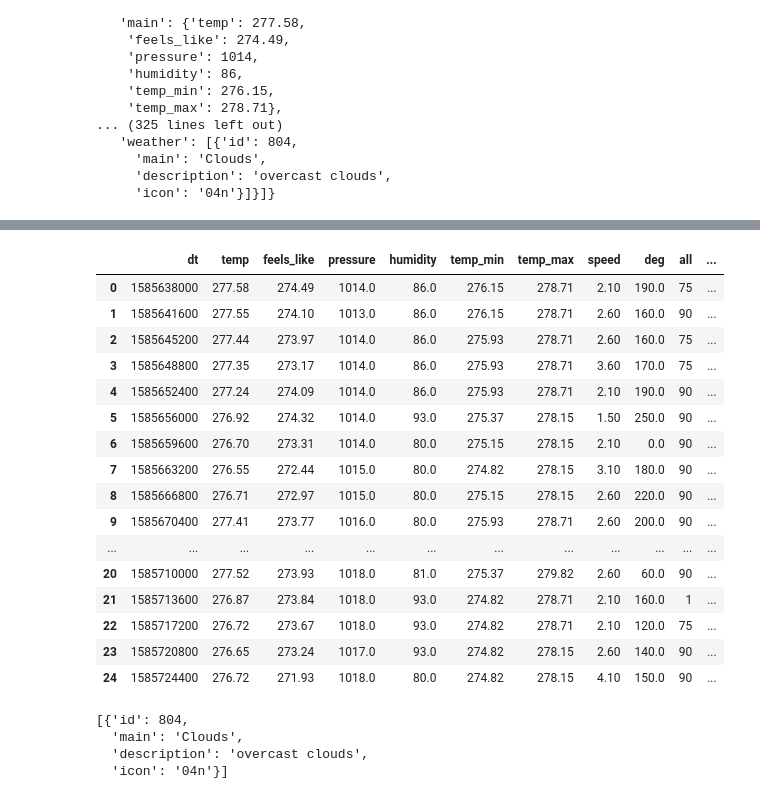
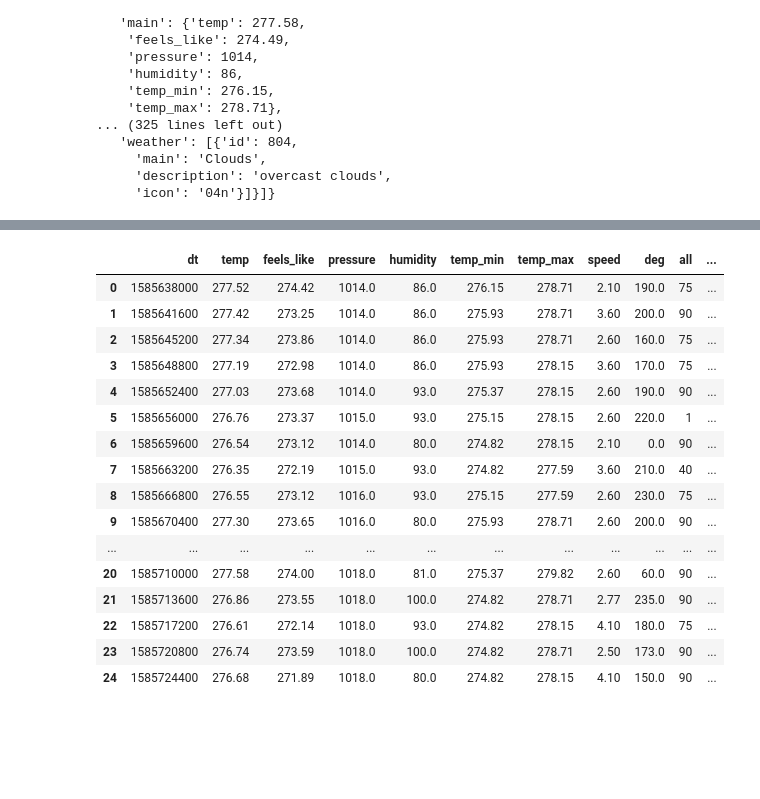
Before and after one commit to emi90/wind-farms, a Jupyter notebook: examples/Wind-Farm-Example.ipynb, the cells around one changed output, grey strips where cells are left out. Saved outputs shown, nothing was run; the diff lists cells and outputs as text; code cells hidden in the pictures; blank space fills up the shorter version.

```diff
--- a/examples/Wind-Farm-Example.ipynb
+++ b/examples/Wind-Farm-Example.ipynb
@@ -108,30 +108,29 @@ def get_wind_history(params):
     df_return["city_id"] = weather_json["city_id"]
 
     return df_return
+# %%
+skookumchuck = {"lat": 46.741973,
+                "lon": -122.639439,
+                "type": "hour",
+                "start": int(round(datetime(2020,3,31).timestamp(),0)),
+                "end": int(round(datetime(2020,4,1).timestamp(),0))}
 # %%
-get_wind_history(params)
+get_wind_history(skookumchuck)
 # %% [output]
 |  | dt | temp | feels_like | pressure | humidity | temp_min | temp_max | speed | deg | all | ... |
-| 0 | 1585638000 | 277.58 | 274.49 | 1014.0 | 86.0 | 276.15 | 278.71 | 2.10 | 190.0 | 75 | ... |
-| 1 | 1585641600 | 277.55 | 274.10 | 1013.0 | 86.0 | 276.15 | 278.71 | 2.60 | 160.0 | 90 | ... |
-| 2 | 1585645200 | 277.44 | 273.97 | 1014.0 | 86.0 | 275.93 | 278.71 | 2.60 | 160.0 | 75 | ... |
-| 3 | 1585648800 | 277.35 | 273.17 | 1014.0 | 86.0 | 275.93 | 278.71 | 3.60 | 170.0 | 75 | ... |
-| 4 | 1585652400 | 277.24 | 274.09 | 1014.0 | 86.0 | 275.93 | 278.71 | 2.10 | 190.0 | 90 | ... |
-| 5 | 1585656000 | 276.92 | 274.32 | 1014.0 | 93.0 | 275.37 | 278.15 | 1.50 | 250.0 | 90 | ... |
-| 6 | 1585659600 | 276.70 | 273.31 | 1014.0 | 80.0 | 275.15 | 278.15 | 2.10 | 0.0 | 90 | ... |
-| 7 | 1585663200 | 276.55 | 272.44 | 1015.0 | 80.0 | 274.82 | 278.15 | 3.10 | 180.0 | 90 | ... |
-| 8 | 1585666800 | 276.71 | 272.97 | 1015.0 | 80.0 | 275.15 | 278.15 | 2.60 | 220.0 | 90 | ... |
-| 9 | 1585670400 | 277.41 | 273.77 | 1016.0 | 80.0 | 275.93 | 278.71 | 2.60 | 200.0 | 90 | ... |
+| 0 | 1585638000 | 277.52 | 274.42 | 1014.0 | 86.0 | 276.15 | 278.71 | 2.10 | 190.0 | 75 | ... |
+| 1 | 1585641600 | 277.42 | 273.25 | 1014.0 | 86.0 | 275.93 | 278.71 | 3.60 | 200.0 | 90 | ... |
+| 2 | 1585645200 | 277.34 | 273.86 | 1014.0 | 86.0 | 275.93 | 278.71 | 2.60 | 160.0 | 75 | ... |
+| 3 | 1585648800 | 277.19 | 272.98 | 1014.0 | 86.0 | 275.93 | 278.15 | 3.60 | 170.0 | 75 | ... |
+| 4 | 1585652400 | 277.03 | 273.68 | 1014.0 | 93.0 | 275.37 | 278.15 | 2.60 | 190.0 | 90 | ... |
+| 5 | 1585656000 | 276.76 | 273.37 | 1015.0 | 93.0 | 275.15 | 278.15 | 2.60 | 220.0 | 1 | ... |
+| 6 | 1585659600 | 276.54 | 273.12 | 1014.0 | 80.0 | 274.82 | 278.15 | 2.10 | 0.0 | 90 | ... |
+| 7 | 1585663200 | 276.35 | 272.19 | 1015.0 | 93.0 | 274.82 | 277.59 | 3.60 | 210.0 | 40 | ... |
+| 8 | 1585666800 | 276.55 | 273.12 | 1016.0 | 93.0 | 275.15 | 277.59 | 2.60 | 230.0 | 75 | ... |
+| 9 | 1585670400 | 277.30 | 273.65 | 1016.0 | 80.0 | 275.93 | 278.71 | 2.60 | 200.0 | 90 | ... |
 | ... | ... | ... | ... | ... | ... | ... | ... | ... | ... | ... | ... |
-| 20 | 1585710000 | 277.52 | 273.93 | 1018.0 | 81.0 | 275.37 | 279.82 | 2.60 | 60.0 | 90 | ... |
-| 21 | 1585713600 | 276.87 | 273.84 | 1018.0 | 93.0 | 274.82 | 278.71 | 2.10 | 160.0 | 1 | ... |
-| 22 | 1585717200 | 276.72 | 273.67 | 1018.0 | 93.0 | 274.82 | 278.71 | 2.10 | 120.0 | 75 | ... |
-| 23 | 1585720800 | 276.65 | 273.24 | 1017.0 | 93.0 | 274.82 | 278.15 | 2.60 | 140.0 | 90 | ... |
-| 24 | 1585724400 | 276.72 | 271.93 | 1018.0 | 80.0 | 274.82 | 278.15 | 4.10 | 150.0 | 90 | ... |
+| 20 | 1585710000 | 277.58 | 274.00 | 1018.0 | 81.0 | 275.37 | 279.82 | 2.60 | 60.0 | 90 | ... |
+| 21 | 1585713600 | 276.86 | 273.55 | 1018.0 | 100.0 | 274.82 | 278.71 | 2.77 | 235.0 | 90 | ... |
+| 22 | 1585717200 | 276.61 | 272.14 | 1018.0 | 93.0 | 274.82 | 278.15 | 4.10 | 180.0 | 75 | ... |
+| 23 | 1585720800 | 276.74 | 273.59 | 1018.0 | 100.0 | 274.82 | 278.71 | 2.50 | 173.0 | 90 | ... |
+| 24 | 1585724400 | 276.68 | 271.89 | 1018.0 | 80.0 | 274.82 | 278.15 | 4.10 | 150.0 | 90 | ... |
-# %%
-df.weather[24]
-# %% [output]
-[{'id': 804,
-  'main': 'Clouds',
-  'description': 'overcast clouds',
-  'icon': '04n'}]
```
Also changed, not shown: parts of 2 cells of this notebook, 3 other files.
